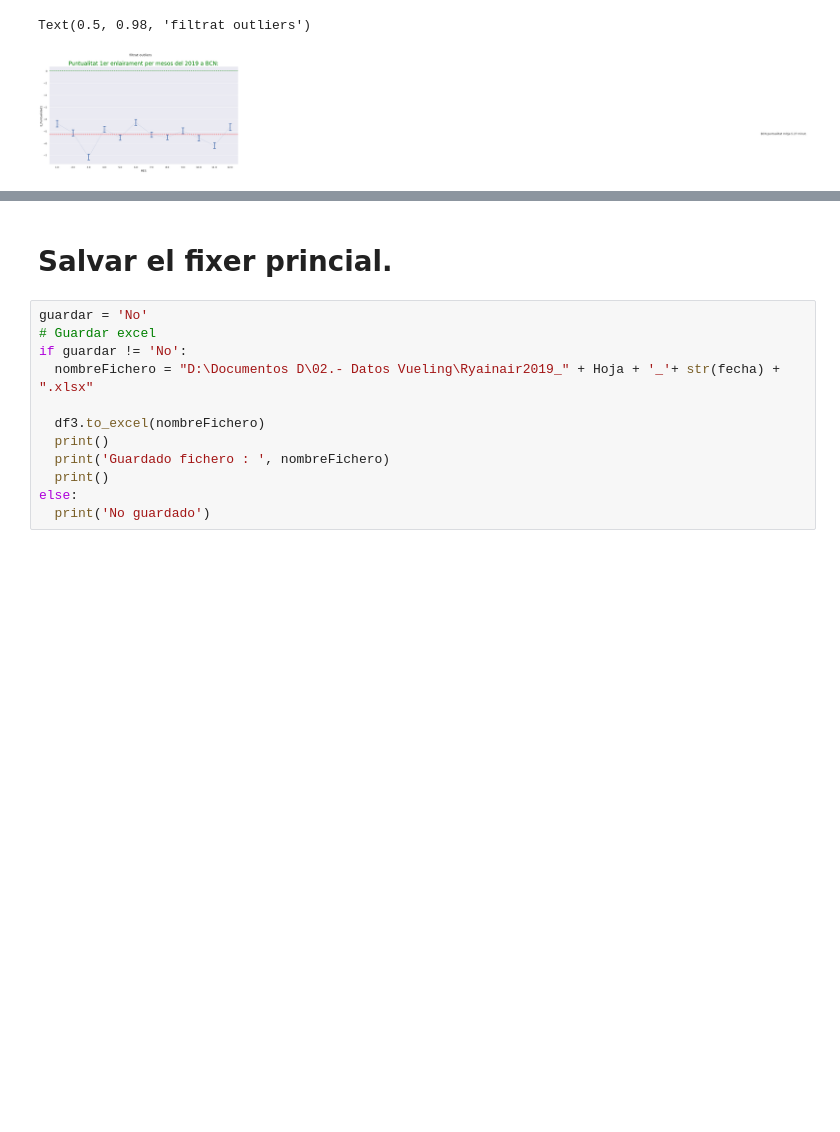
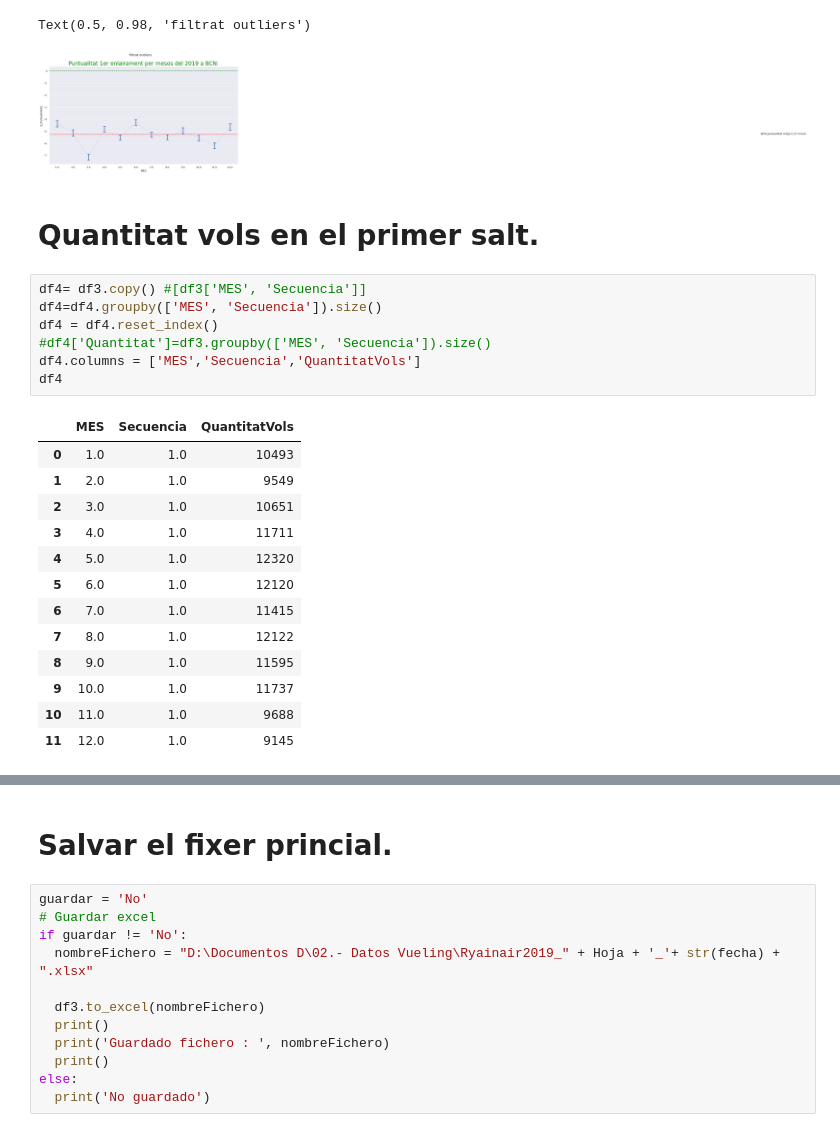
Before and after one commit to JMML2021/Entrega-projecte-final, a Jupyter notebook: Calculo_Ryainair2019ipynb.ipynb, the cells around one changed output, grey strips where cells are left out. Cells and saved outputs as stored; diff of their text form; blank space fills up the shorter version.

```diff
--- a/Calculo_Ryainair2019ipynb.ipynb
+++ b/Calculo_Ryainair2019ipynb.ipynb
@@ -548,3 +519,26 @@ plt.suptitle(f'filtrat outliers')
 # %% [output]
 Text(0.5, 0.98, 'filtrat outliers')
 [figure]
+# %% [markdown]
+# Quantitat vols en el primer salt.
+# %%
+df4= df3.copy() #[df3['MES', 'Secuencia']]
+df4=df4.groupby(['MES', 'Secuencia']).size()
+df4 = df4.reset_index()
+#df4['Quantitat']=df3.groupby(['MES', 'Secuencia']).size()
+df4.columns = ['MES','Secuencia','QuantitatVols']
+df4
+# %% [output]
+|  | MES | Secuencia | QuantitatVols |
+| 0 | 1.0 | 1.0 | 10493 |
+| 1 | 2.0 | 1.0 | 9549 |
+| 2 | 3.0 | 1.0 | 10651 |
+| 3 | 4.0 | 1.0 | 11711 |
+| 4 | 5.0 | 1.0 | 12320 |
+| 5 | 6.0 | 1.0 | 12120 |
+| 6 | 7.0 | 1.0 | 11415 |
+| 7 | 8.0 | 1.0 | 12122 |
+| 8 | 9.0 | 1.0 | 11595 |
+| 9 | 10.0 | 1.0 | 11737 |
+| 10 | 11.0 | 1.0 | 9688 |
+| 11 | 12.0 | 1.0 | 9145 |
```
Also changed, not shown: parts of 13 cells of this notebook.
